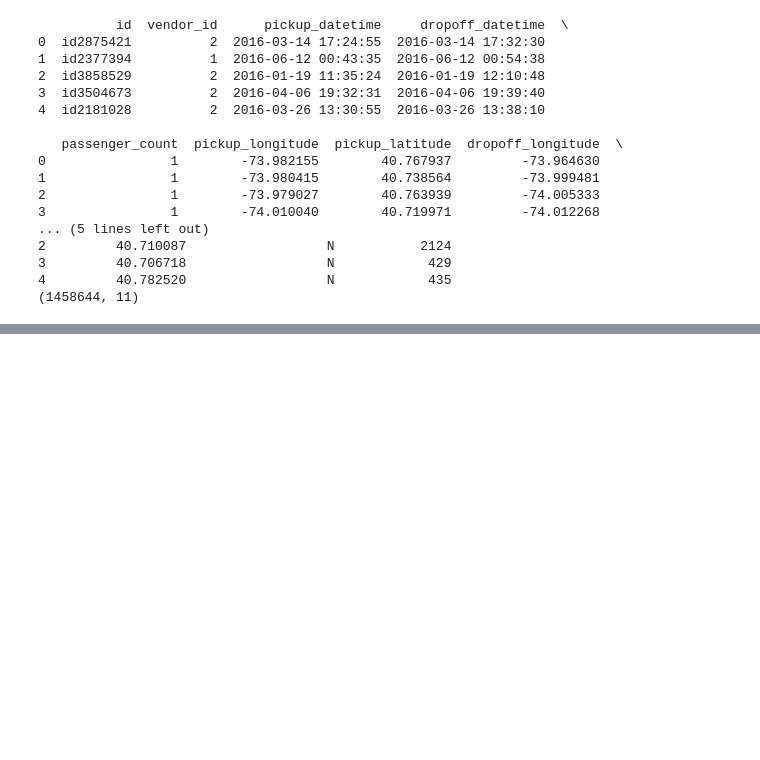
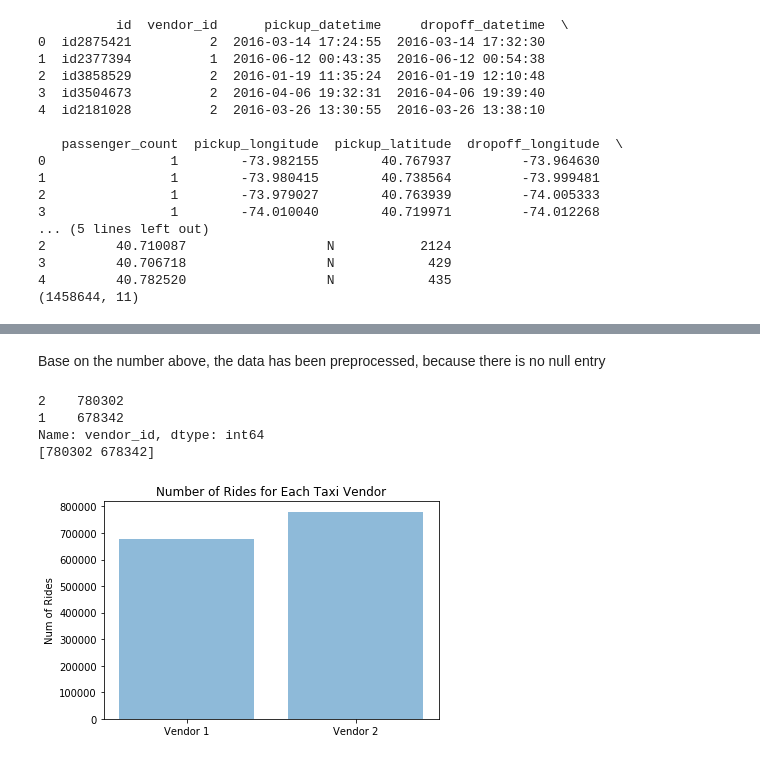
Before and after one commit to zhang1995/datascience, a Jupyter notebook: Taxi_duration_project.ipynb, the cells around one changed output, grey strips where cells are left out. Drawn from its saved outputs; the diff is of its cells as text; code cells hidden in the pictures; blank space fills up the shorter version.

Commit message:
added a few plot, also tunned the RFR

```diff
--- a/Taxi_duration_project.ipynb
+++ b/Taxi_duration_project.ipynb
@@ -66,3 +83,31 @@ print(df.shape)
+# %% [markdown]
+Base on the number above, the data has been preprocessed, because there is no null entry
+# %%
+#which vendor is the most popular
+vendor = df.vendor_id.value_counts()
+
+num_vendor = pd.Series(vendor).values
+print(vendor)
+print(num_vendor)
+# %% [output]
+2    780302
+1    678342
+Name: vendor_id, dtype: int64
+[780302 678342]
+# %%
+objects = ('Vendor 1', 'Vendor 2')
+y_pos = np.arange(len(objects))
+
+num_vendor = num_vendor[::-1]
+
+plt.bar(y_pos, num_vendor, align='center', alpha=0.5)
+plt.xticks(y_pos, objects)
+plt.ylabel('Num of Rides')
+plt.title('Number of Rides for Each Taxi Vendor')
+
+plt.show()
+# %% [output]
+[figure, added]
 # %%
 # %%time
 # test = df.take(np.random.permutation(len(df))[:2000])
```
Also changed, not shown: parts of 5 cells of this notebook.
